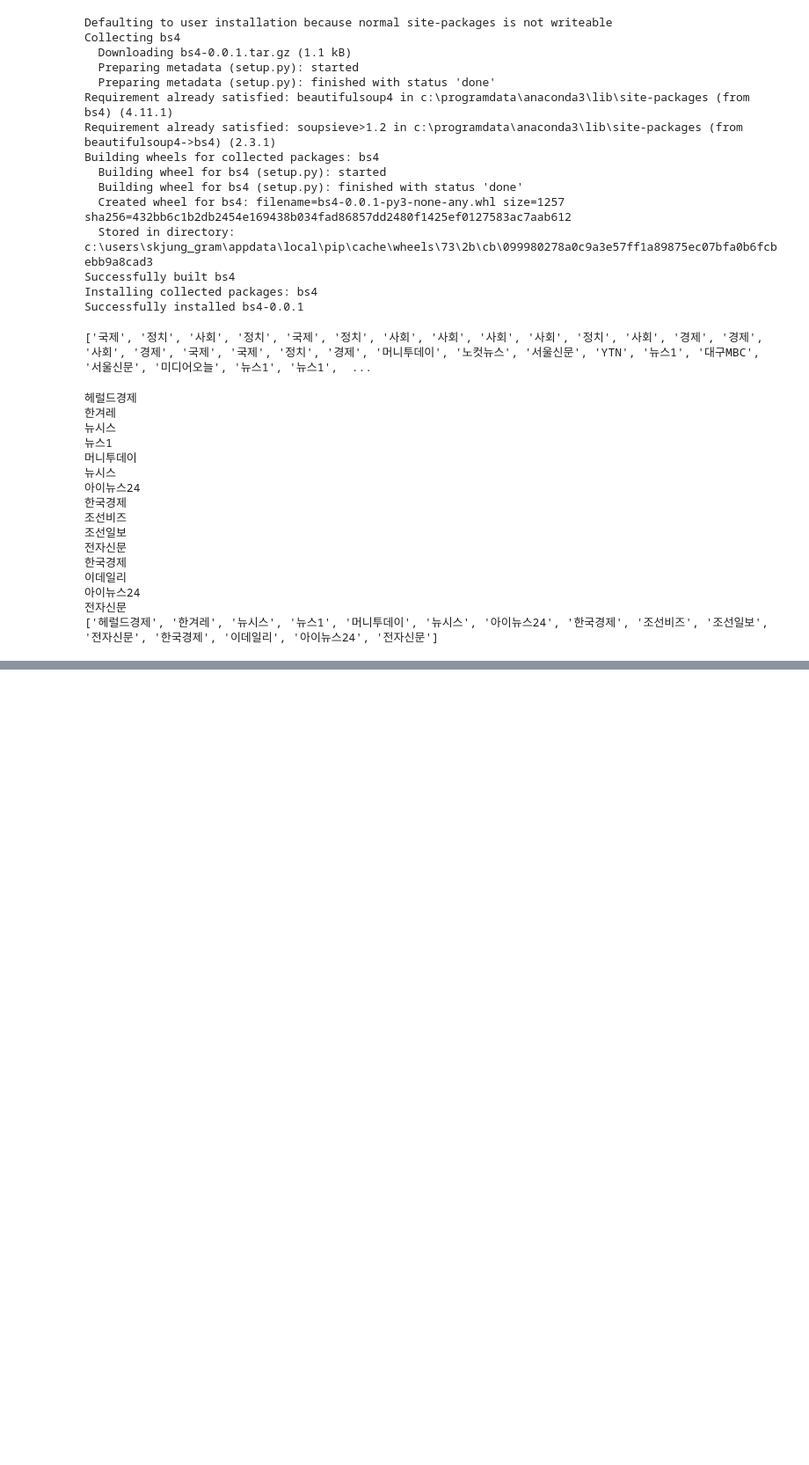
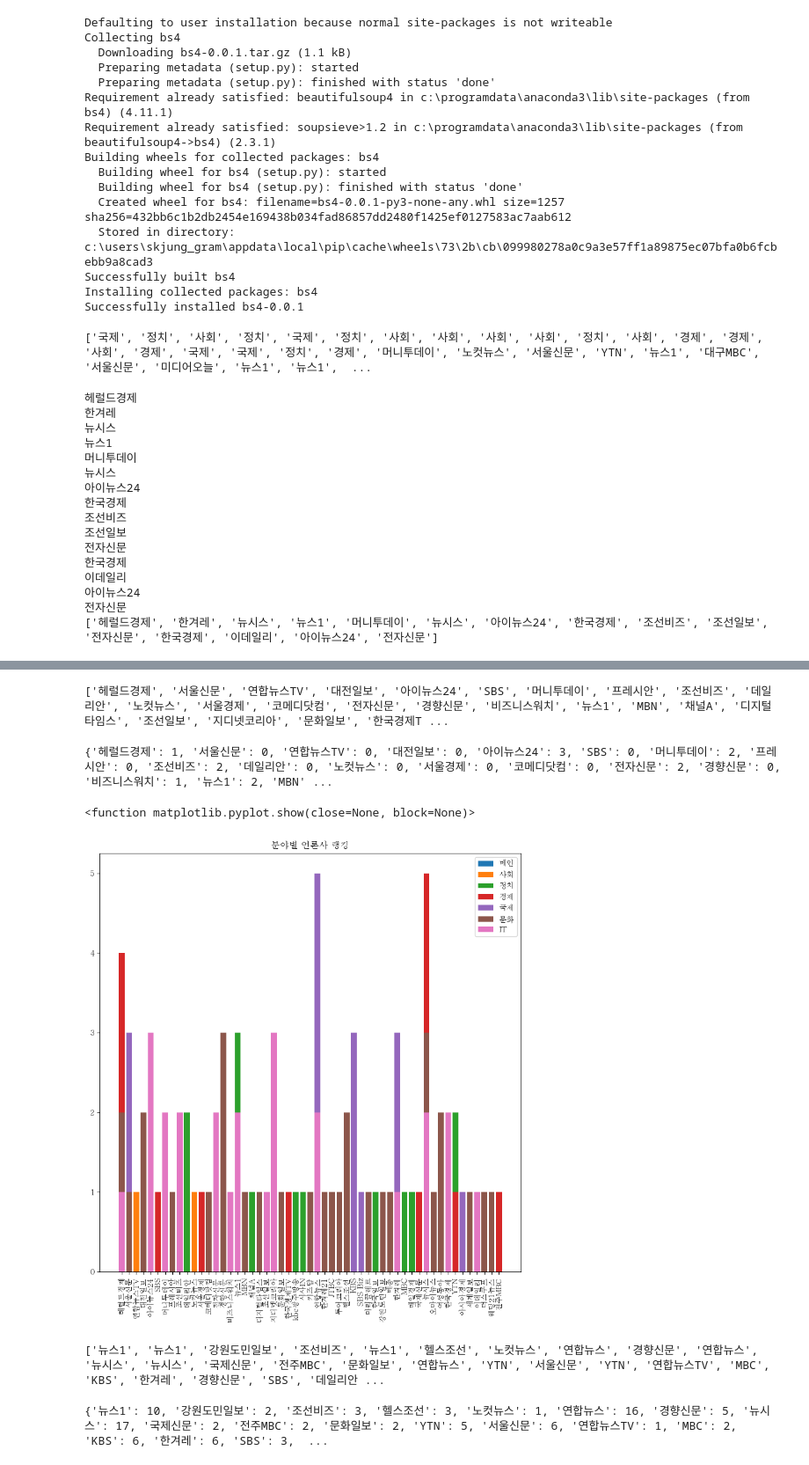
Before and after one commit to skjung1979/classproject, a Jupyter notebook: python/포털뉴스크롤링데이터분석.ipynb, the cells around one changed output, grey strips where cells are left out. Shown: that part at 88% size. Drawn from its saved outputs; the diff is of its cells as text; code cells hidden in the pictures; blank space fills up the shorter version.

```diff
--- a/python/포털뉴스크롤링데이터분석.ipynb
+++ b/python/포털뉴스크롤링데이터분석.ipynb
@@ -101,0 +142,74 @@ print(temp_a)
+# %%
+# 모든 언론사 리스트
+data = []
+for i, j in category_url.items():
+    if i != '메인':
+        data.extend(j[2])
+
+unique_data = list(set(data))
+
+print(unique_data)
+# %% [output]
+['헤럴드경제', '서울신문', '연합뉴스TV', '대전일보', '아이뉴스24', 'SBS', '머니투데이', '프레시안', '조선비즈', '데일리안', '노컷뉴스', '서울경제', '코메디닷컴', '전자신문', '경향신문', '비즈니스워치', '뉴스1', 'MBN', '채널A', '디지털타임스', '조선일보', '지디넷코리아', '문화일보', '한국경제T ...
+# %%
+# 분야별
+rank = {}
+for i in unique_data:
+    rank[i]=0
+
+for i in category_url['IT'][2]:
+    rank[i] += 1
+
+print(rank)
+# %% [output]
+{'헤럴드경제': 1, '서울신문': 0, '연합뉴스TV': 0, '대전일보': 0, '아이뉴스24': 3, 'SBS': 0, '머니투데이': 2, '프레시안': 0, '조선비즈': 2, '데일리안': 0, '노컷뉴스': 0, '서울경제': 0, '코메디닷컴': 0, '전자신문': 2, '경향신문': 0, '비즈니스워치': 1, '뉴스1': 2, 'MBN' ...
+# %%
+import matplotlib.pyplot as plt
+
+#print('경제' in unique_data)
+
+#rank = {}
+
+plt.figure(figsize=(10,10))
+
+for i in category_url.keys():
+
+    rank = {}
+
+    for j  in unique_data:
+        rank[j] = 0
+
+    for j in category_url[i][2]:
+        if i == '메인':
+            continue
+        rank[j] += 1
+
+    x = rank.keys()
+    y = rank.values()
+    plt.bar(x,y,label=i)
+
+plt.xticks(rotation=90)
+plt.legend()
+plt.title('분야별 언론사 랭킹')
+plt.show
+# %% [output]
+<function matplotlib.pyplot.show(close=None, block=None)>
+[figure, added]
+# %%
+# 전체 데이터 출력
+print(data)
+# %% [output]
+['뉴스1', '뉴스1', '강원도민일보', '조선비즈', '뉴스1', '헬스조선', '노컷뉴스', '연합뉴스', '경향신문', '연합뉴스', '뉴시스', '뉴시스', '국제신문', '전주MBC', '문화일보', '연합뉴스', 'YTN', '서울신문', 'YTN', '연합뉴스TV', 'MBC', 'KBS', '한겨레', '경향신문', 'SBS', '데일리안 ...
+# %%
+# 전체 랭킹
+rank = {}
+
+for i in data:
+    if rank.get(i) == None :
+        rank[i] = 1
+    else:
+        rank[i] += 1
+
+print(rank)
+# %% [output]
+{'뉴스1': 10, '강원도민일보': 2, '조선비즈': 3, '헬스조선': 3, '노컷뉴스': 1, '연합뉴스': 16, '경향신문': 5, '뉴시스': 17, '국제신문': 2, '전주MBC': 2, '문화일보': 2, 'YTN': 5, '서울신문': 6, '연합뉴스TV': 1, 'MBC': 2, 'KBS': 6, '한겨레': 6, 'SBS': 3,  ...
```
Also changed, not shown: parts of 6 cells of this notebook, 1 other file.
